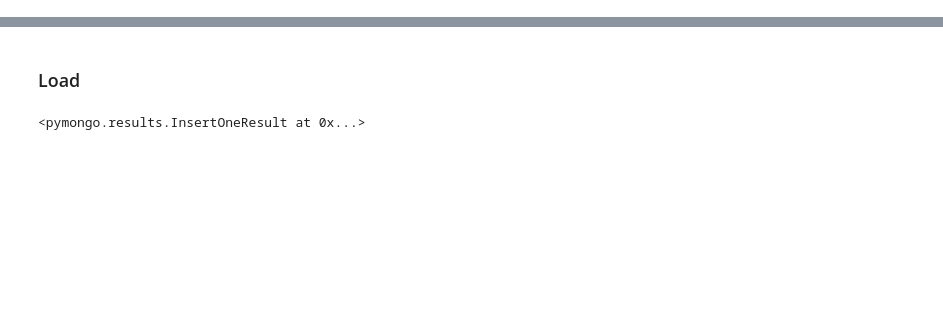
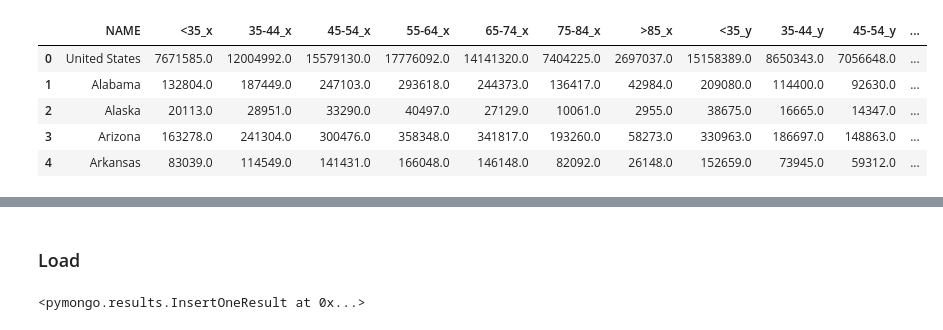
Before and after one commit to DPintacasi/BCproject2, a Jupyter notebook: ETL/census_age_ETL-updated.ipynb, the cells around one changed output, grey strips where cells are left out. Drawn from its saved outputs; the diff is of its cells as text; code cells hidden in the pictures; blank space fills up the shorter version.

```diff
--- a/ETL/census_age_ETL-updated.ipynb
+++ b/ETL/census_age_ETL-updated.ipynb
@@ -86,0 +87,13 @@ merged_df.head()
+# %%
+merged_df["total_owner_occupied"] = merged_df.iloc[:,1]+merged_df.iloc[:,2]+merged_df.iloc[:,3]+merged_df.iloc[:,4]+ \
+                                    merged_df.iloc[:,5]+merged_df.iloc[:,6]+merged_df.iloc[:,7]
+merged_df["total_renter_occupied"] = merged_df.iloc[:,8]+merged_df.iloc[:,9]+merged_df.iloc[:,10]+merged_df.iloc[:,11]+ \
+                                    merged_df.iloc[:,12]+merged_df.iloc[:,13]+merged_df.iloc[:,14]
+merged_df.head()
+# %% [output]
+|  | NAME | <35_x | 35-44_x | 45-54_x | 55-64_x | 65-74_x | 75-84_x | >85_x | <35_y | 35-44_y | 45-54_y | ... |
+| 0 | United States | 7671585.0 | 12004992.0 | 15579130.0 | 17776092.0 | 14141320.0 | 7404225.0 | 2697037.0 | 15158389.0 | 8650343.0 | 7056648.0 | ... |
+| 1 | Alabama | 132804.0 | 187449.0 | 247103.0 | 293618.0 | 244373.0 | 136417.0 | 42984.0 | 209080.0 | 114400.0 | 92630.0 | ... |
+| 2 | Alaska | 20113.0 | 28951.0 | 33290.0 | 40497.0 | 27129.0 | 10061.0 | 2955.0 | 38675.0 | 16665.0 | 14347.0 | ... |
+| 3 | Arizona | 163278.0 | 241304.0 | 300476.0 | 358348.0 | 341817.0 | 193260.0 | 58273.0 | 330963.0 | 186697.0 | 148863.0 | ... |
+| 4 | Arkansas | 83039.0 | 114549.0 | 141431.0 | 166048.0 | 146148.0 | 82092.0 | 26148.0 | 152659.0 | 73945.0 | 59312.0 | ... |
```
Also changed, not shown: parts of 16 cells of this notebook, 6 other files.
